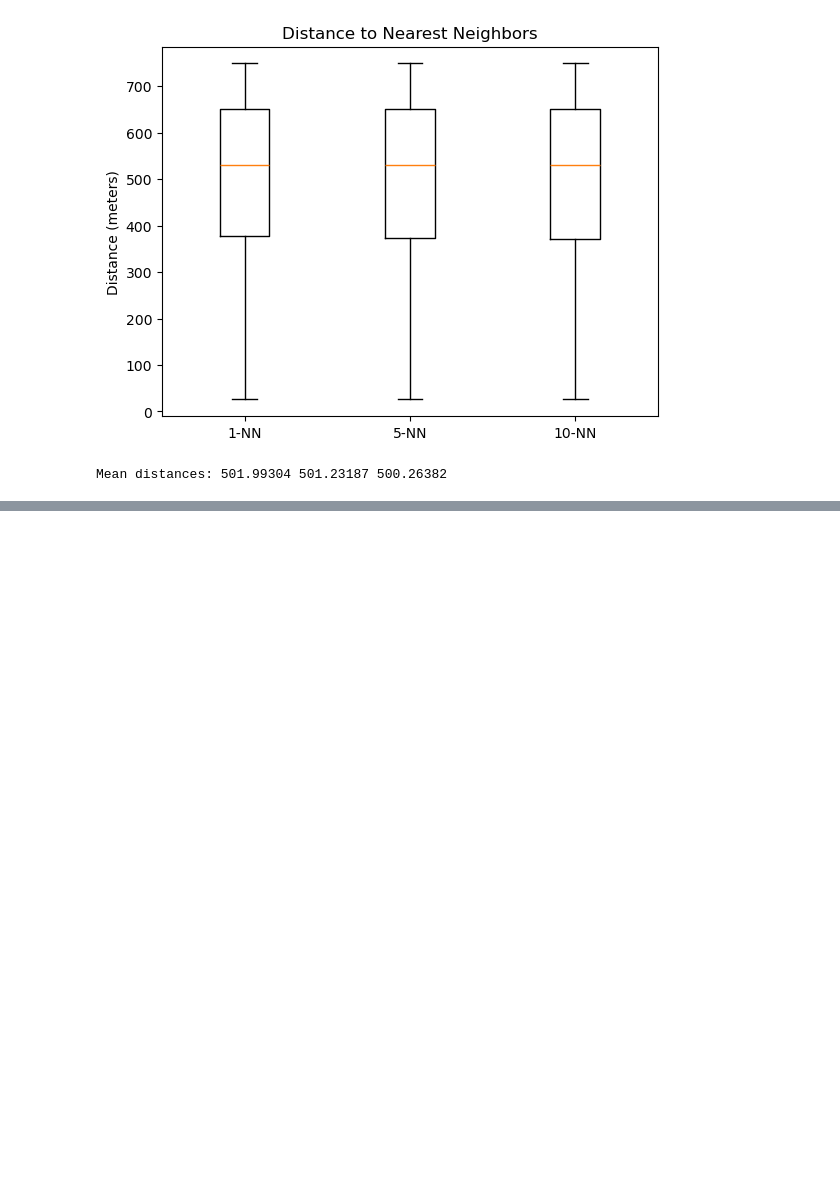
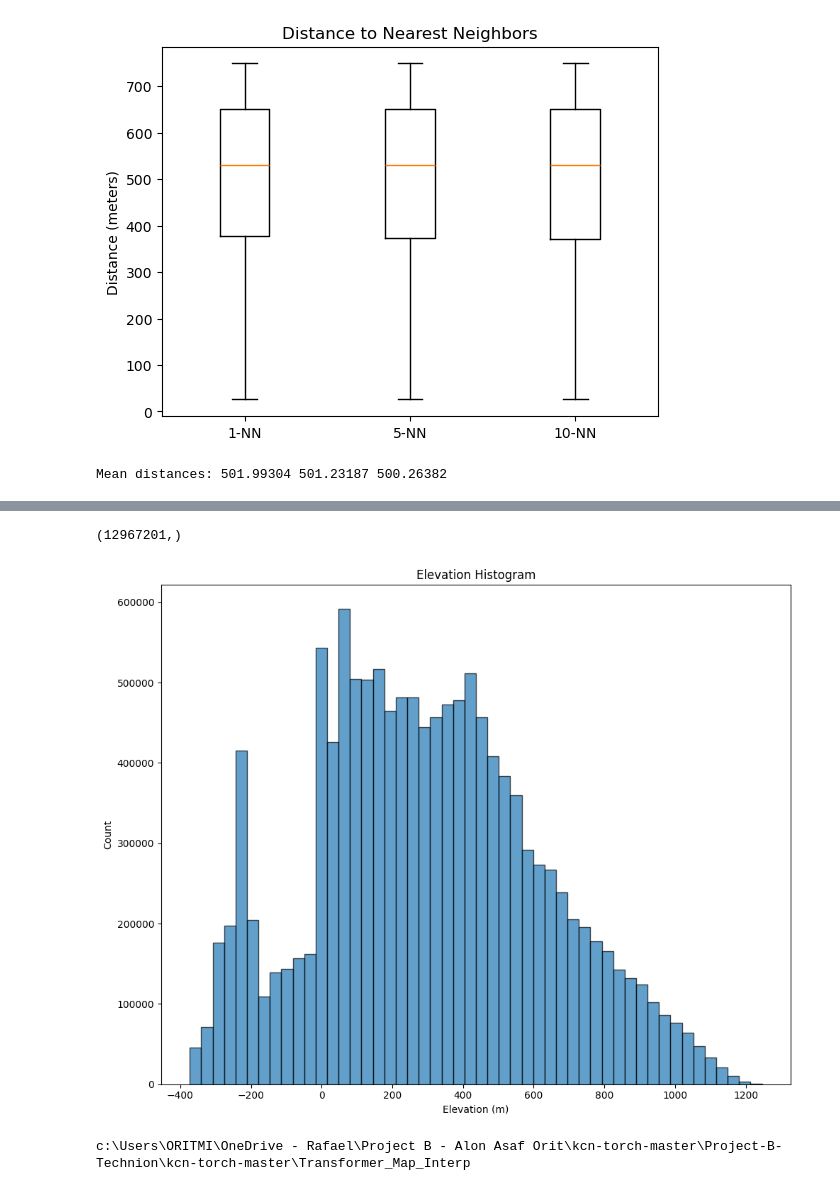
Before and after one commit to Orit2000/Project-B-Technion, a Jupyter notebook: Transformer_Map_Interp/display/dataset_statistics.ipynb, the cells around one changed output, grey strips where cells are left out. Drawn from its saved outputs; the diff is of its cells as text; code cells hidden in the pictures; blank space fills up the shorter version.

```diff
--- a/Transformer_Map_Interp/display/dataset_statistics.ipynb
+++ b/Transformer_Map_Interp/display/dataset_statistics.ipynb
@@ -257,0 +287,53 @@ ValueError: x and y must have same first dimension, but have shapes (39,) and (1
+# %%
+plt.figure(figsize=(10, 8))
+#plt.hist(elevation, bins=50)  # adjust bins as you like
+elev_vec = elevation.flatten()
+print(elev_vec.shape)
+plt.hist(elevation.flatten(), bins=50, alpha=0.7, edgecolor='black')
+
+plt.xlabel("Elevation (m)")
+plt.ylabel("Count")
+plt.title("Elevation Histogram")
+plt.tight_layout()
+#plt.savefig("Transformer_Map_Interp/datasets/full_dt2_elevation_hist.png", dpi=200)
+plt.show()
+# %% [output]
+(12967201,)
+[figure, added]
+# %%
+# Load the DTED file
+import rasterio
+print(os.getcwd())
+#os.chdir("..")
+dt2_file = "./datasets/n32_e035_1arc_v3_cropped_train.tiff"
+#dt2_file = "Transformer_Map_Interp/datasets/n33_e035_1arc_v3.dt2"
+with rasterio.open(dt2_file) as dataset:
+    #nodata = dataset.nodata
+    bounds = dataset.bounds
+    width, height = dataset.width, dataset.height
+    xres_deg, yres_deg = dataset.res  # deg/pixel (yres will likely be negative)
+    xres_deg = float(xres_deg)
+    yres_deg = abs(float(yres_deg))
+     # FIX: read the elevation correctly
+    elevation = dataset.read(1).astype(float)
+
+    #elevation = np.ma.masked_equal(elevation, nodata)
+
+    # Mid-latitude for better lon->meters conversion
+    mid_lat = (bounds.top + bounds.bottom) / 2.0
+
+    # meters per degree at this latitude
+    lat_m_per_deg, lon_m_per_deg = meters_per_degree(mid_lat)
+
+    # meters per pixel
+    xres_m = lon_m_per_deg * xres_deg
+    yres_m = lat_m_per_deg * yres_deg
+    transform = dataset.transform # affine transform for pixel->geo coords
+    # total map size in meters
+    width_m  = xres_m * width
+    height_m = yres_m * height
+
+    # Also keep extent for plotting
+    extent = [bounds.left, bounds.right, bounds.bottom, bounds.top]
+# %% [output]
+c:\Users\ORITMI\OneDrive - Rafael\Project B - Alon Asaf Orit\kcn-torch-master\Project-B-Technion\kcn-torch-master\Transformer_Map_Interp
```
Also changed, not shown: parts of 9 cells of this notebook, 7 other files.
